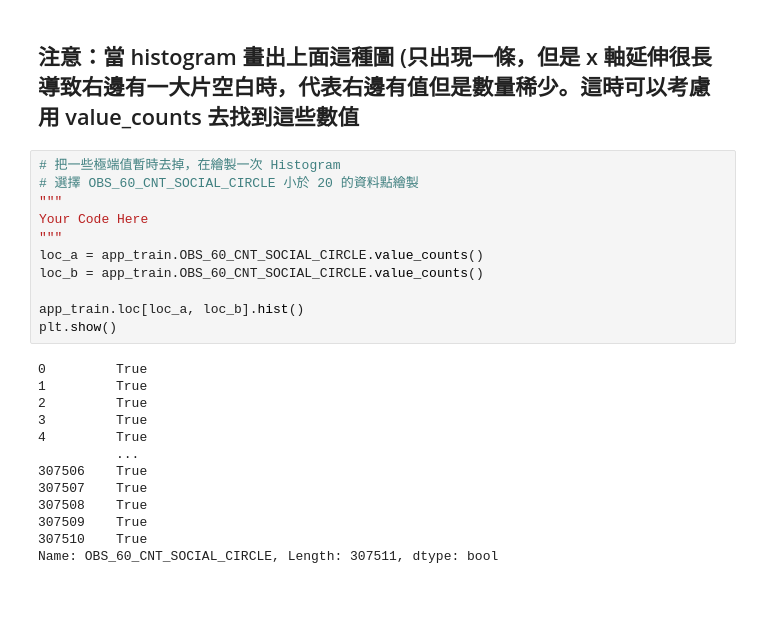
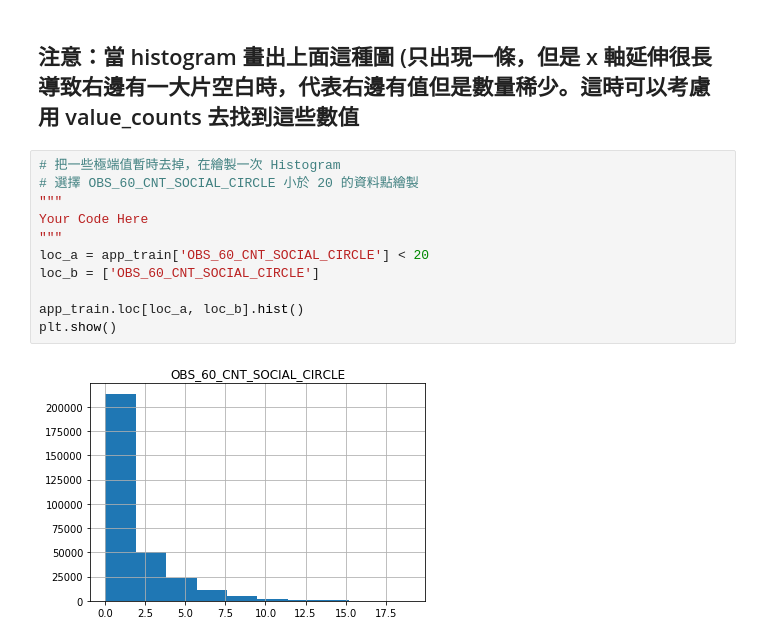
Before and after one commit to teresa9895/ML100Days, a Jupyter notebook: homework/Day_009_HW.ipynb, the cells around one changed output. Cells and saved outputs as stored; diff of their text form; blank space fills up the shorter version.

```diff
--- a/homework/Day_009_HW.ipynb
+++ b/homework/Day_009_HW.ipynb
@@ -195,24 +200,13 @@ Name: OBS_60_CNT_SOCIAL_CIRCLE, dtype: int64
 # %%
 # 把一些極端值暫時去掉，在繪製一次 Histogram
 # 選擇 OBS_60_CNT_SOCIAL_CIRCLE 小於 20 的資料點繪製
 """
 Your Code Here
 """
-loc_a = app_train.OBS_60_CNT_SOCIAL_CIRCLE.value_counts()
-loc_b = app_train.OBS_60_CNT_SOCIAL_CIRCLE.value_counts()
+loc_a = app_train['OBS_60_CNT_SOCIAL_CIRCLE'] < 20
+loc_b = ['OBS_60_CNT_SOCIAL_CIRCLE']
 
 app_train.loc[loc_a, loc_b].hist()
 plt.show()
 # %% [output]
-0         True
-1         True
-2         True
-3         True
-4         True
-          ...
-307506    True
-307507    True
-307508    True
-307509    True
-307510    True
-Name: OBS_60_CNT_SOCIAL_CIRCLE, Length: 307511, dtype: bool
+[figure, added]
```
Also changed, not shown: parts of 1 cell of this notebook.
